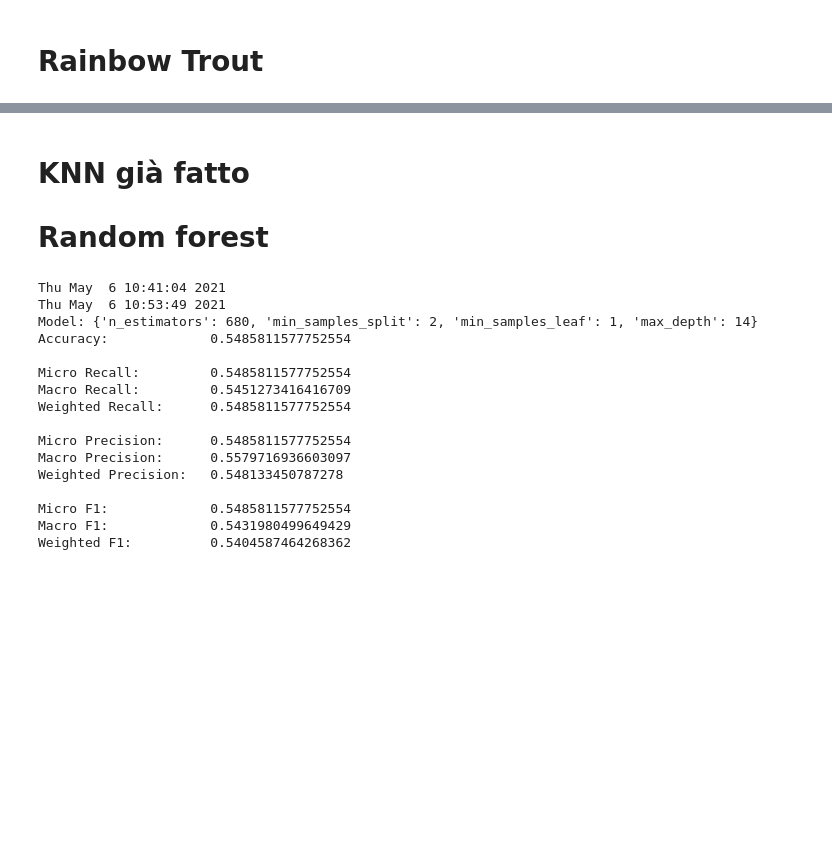
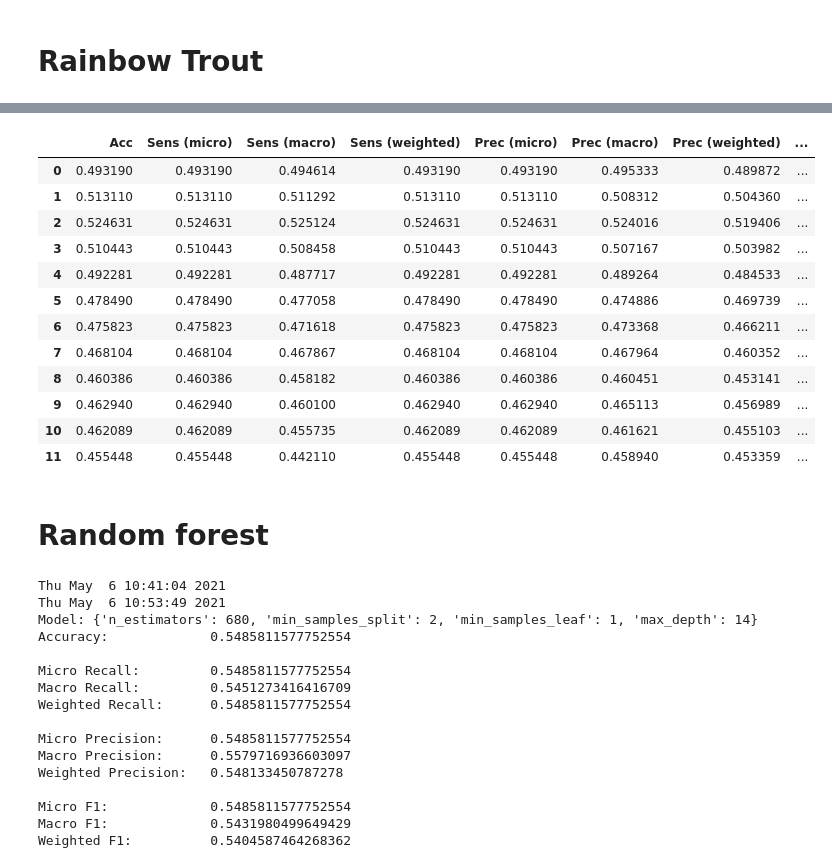
Before and after one commit to simonedambrosi/MLTOX-Simone, a Jupyter notebook: paper-simone-draft/results_notebook/Tabella IX -- results-multiclass.ipynb, the cells around one changed output, grey strips where cells are left out. Drawn from its saved outputs; the diff is of its cells as text; code cells hidden in the pictures; blank space fills up the shorter version.

```diff
--- a/paper-simone-draft/results_notebook/Tabella IX -- results-multiclass.ipynb
+++ b/paper-simone-draft/results_notebook/Tabella IX -- results-multiclass.ipynb
@@ -260,6 +478,20 @@ X_test.drop(columns = categorical, inplace = True)
+# %%
+metrics
+# %% [output]
+|  | Acc | Sens (micro) | Sens (macro) | Sens (weighted) | Prec (micro) | Prec (macro) | Prec (weighted) | ... |
+| 0 | 0.493190 | 0.493190 | 0.494614 | 0.493190 | 0.493190 | 0.495333 | 0.489872 | ... |
+| 1 | 0.513110 | 0.513110 | 0.511292 | 0.513110 | 0.513110 | 0.508312 | 0.504360 | ... |
+| 2 | 0.524631 | 0.524631 | 0.525124 | 0.524631 | 0.524631 | 0.524016 | 0.519406 | ... |
+| 3 | 0.510443 | 0.510443 | 0.508458 | 0.510443 | 0.510443 | 0.507167 | 0.503982 | ... |
+| 4 | 0.492281 | 0.492281 | 0.487717 | 0.492281 | 0.492281 | 0.489264 | 0.484533 | ... |
+| 5 | 0.478490 | 0.478490 | 0.477058 | 0.478490 | 0.478490 | 0.474886 | 0.469739 | ... |
+| 6 | 0.475823 | 0.475823 | 0.471618 | 0.475823 | 0.475823 | 0.473368 | 0.466211 | ... |
+| 7 | 0.468104 | 0.468104 | 0.467867 | 0.468104 | 0.468104 | 0.467964 | 0.460352 | ... |
+| 8 | 0.460386 | 0.460386 | 0.458182 | 0.460386 | 0.460386 | 0.460451 | 0.453141 | ... |
+| 9 | 0.462940 | 0.462940 | 0.460100 | 0.462940 | 0.462940 | 0.465113 | 0.456989 | ... |
+| 10 | 0.462089 | 0.462089 | 0.455735 | 0.462089 | 0.462089 | 0.461621 | 0.455103 | ... |
+| 11 | 0.455448 | 0.455448 | 0.442110 | 0.455448 | 0.455448 | 0.458940 | 0.453359 | ... |
 # %% [markdown]
-# KNN già fatto
-
 # Random forest
 # %%
 from sklearn.ensemble import RandomForestClassifier
```
Also changed, not shown: parts of 22 cells of this notebook, 5 other files.
